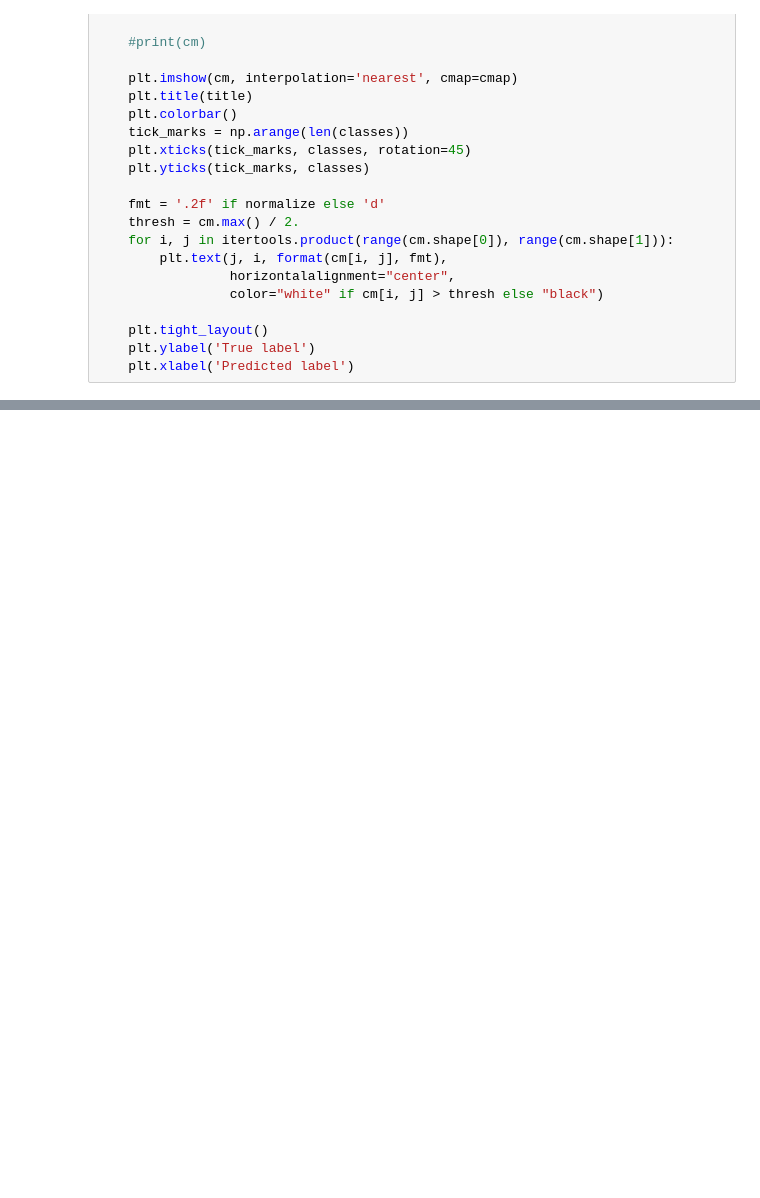
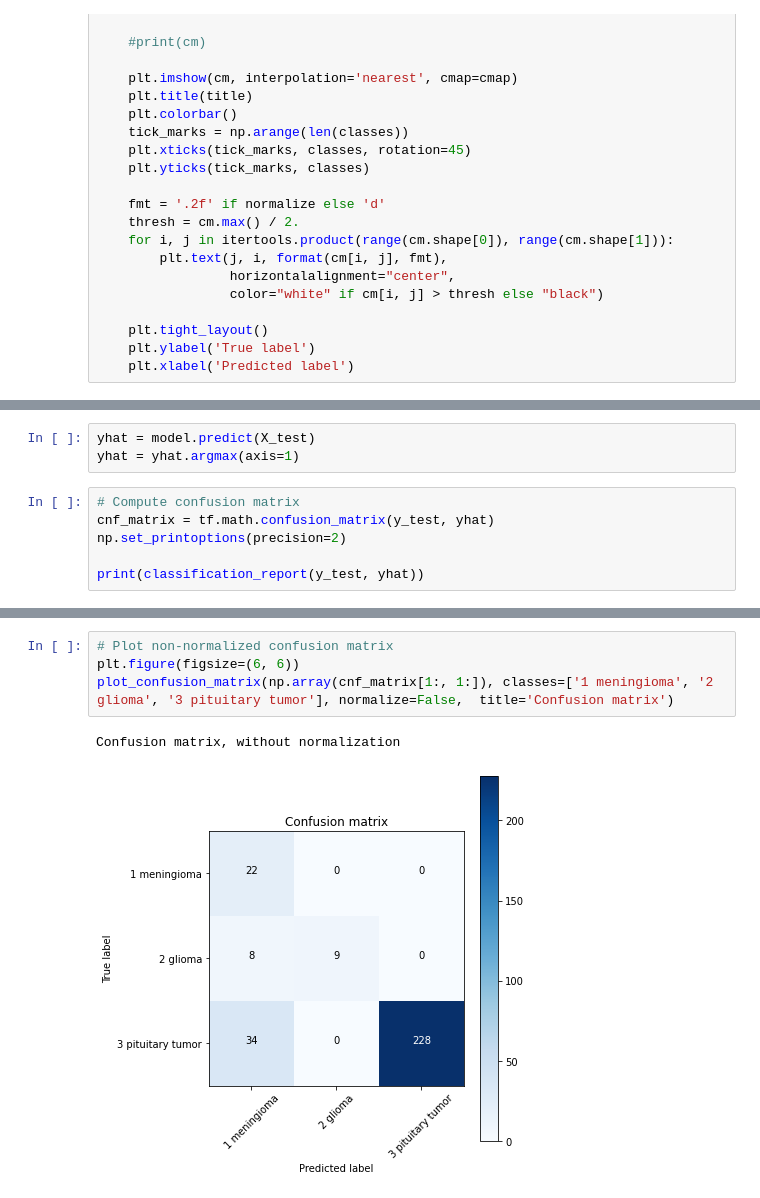
Before and after one commit to ggirlk/portf-draft, a Jupyter notebook: V0.ipynb, the cells around one changed output, grey strips where cells are left out. Drawn from its saved outputs; the diff is of its cells as text; blank space fills up the shorter version.

```diff
--- a/V0.ipynb
+++ b/V0.ipynb
@@ -327,0 +461,9 @@ Confusion matrix, without normalization
+# %%
+yhat = model.predict(X_test)
+yhat = yhat.argmax(axis=1)
+# %%
+# Compute confusion matrix
+cnf_matrix = tf.math.confusion_matrix(y_test, yhat)
+np.set_printoptions(precision=2)
+
+print(classification_report(y_test, yhat))
@@ -327,0 +480,7 @@ Confusion matrix, without normalization
+# %%
+# Plot non-normalized confusion matrix
+plt.figure(figsize=(6, 6))
+plot_confusion_matrix(np.array(cnf_matrix[1:, 1:]), classes=['1 meningioma', '2 glioma', '3 pituitary tumor'], normalize=False,  title='Confusion matrix')
+# %% [output]
+Confusion matrix, without normalization
+[figure, added]
```
Also changed, not shown: parts of 21 cells of this notebook.
